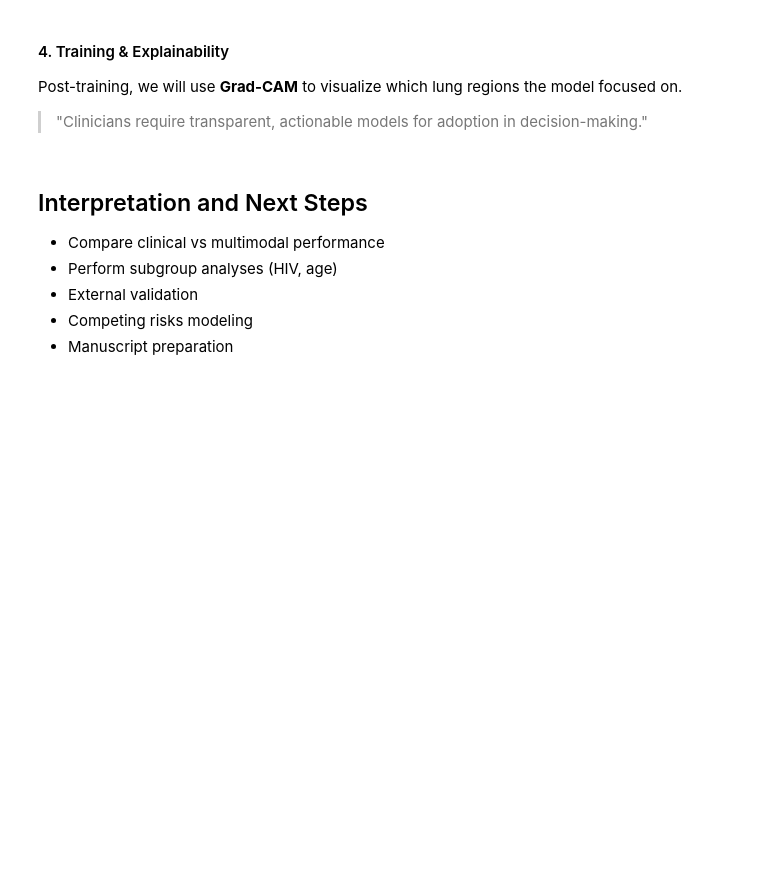
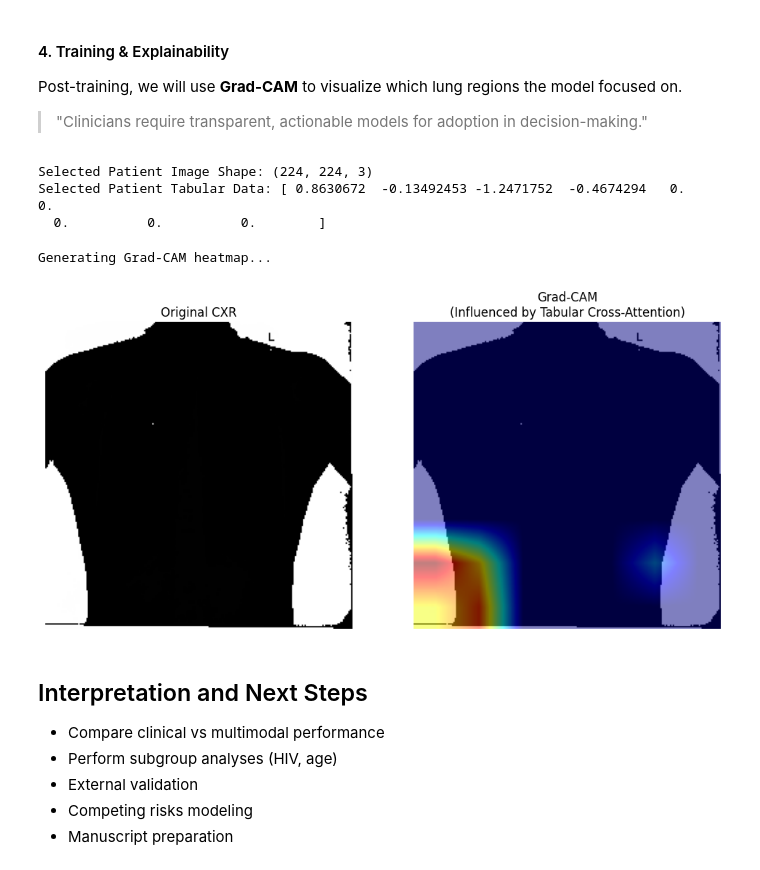
Before and after one commit to ikechukwuUE/tb-cxr-survival, a Jupyter notebook: notebooks/01_tb_cxr_survival.ipynb, the cells around one changed output. Saved outputs shown, nothing was run; the diff lists cells and outputs as text; code cells hidden in the pictures; blank space fills up the shorter version.

```diff
--- a/notebooks/01_tb_cxr_survival.ipynb
+++ b/notebooks/01_tb_cxr_survival.ipynb
@@ -365,0 +414,5 @@ print("Ready for training loop execution.")
+# %%
+# Load the weights into that model
+model.load_weights("outputs/models/tbsurvivalnet_v1.weights.h5")
+
+print("Weights loaded successfully.")
@@ -370,12 +476,35 @@ Post-training, we will use **Grad-CAM** to visualize which lung regions the mode
 
 > "Clinicians require transparent, actionable models for adoption in decision-making."
 # %%
-# generate_gradcam(
-#     model,
-#     image=X_img_val[0],
-#     tabular_dim=X_tabular.shape[1],
-#     layer_name="conv5_block16_concat"
-# )
+# Extract one batch from the validation dataset
+# val_ds yields: ((images, tabular), labels)
+for (img_batch, tab_batch), label_batch in val_ds.take(1):
+    # Select the eleventh patient in the first batch
+    patient_img = img_batch[0]
+    patient_tab = tab_batch[0]
+    # Break immediately so we don't loop through the whole dataset
+    break
+
+print(f"Selected Patient Image Shape: {patient_img.shape}")
+print(f"Selected Patient Tabular Data: {patient_tab.numpy()}")
+# %% [output]
+Selected Patient Image Shape: (224, 224, 3)
+Selected Patient Tabular Data: [ 0.8630672  -0.13492453 -1.2471752  -0.4674294   0.          0.
+  0.          0.          0.        ]
+# %%
+print("Generating Grad-CAM heatmap...")
+
+# Run the visualization
+generate_gradcam(
+    model=model,
+    image=patient_img,
+    tabular_sample=patient_tab,
+    layer_name="conv5_block16_concat",
+    alpha=0.5
+)
+# %% [output]
+Generating Grad-CAM heatmap...
+[figure, added]
 # %% [markdown]
 ## Interpretation and Next Steps
 
```
Also changed, not shown: parts of 10 cells of this notebook, 6 other files.
